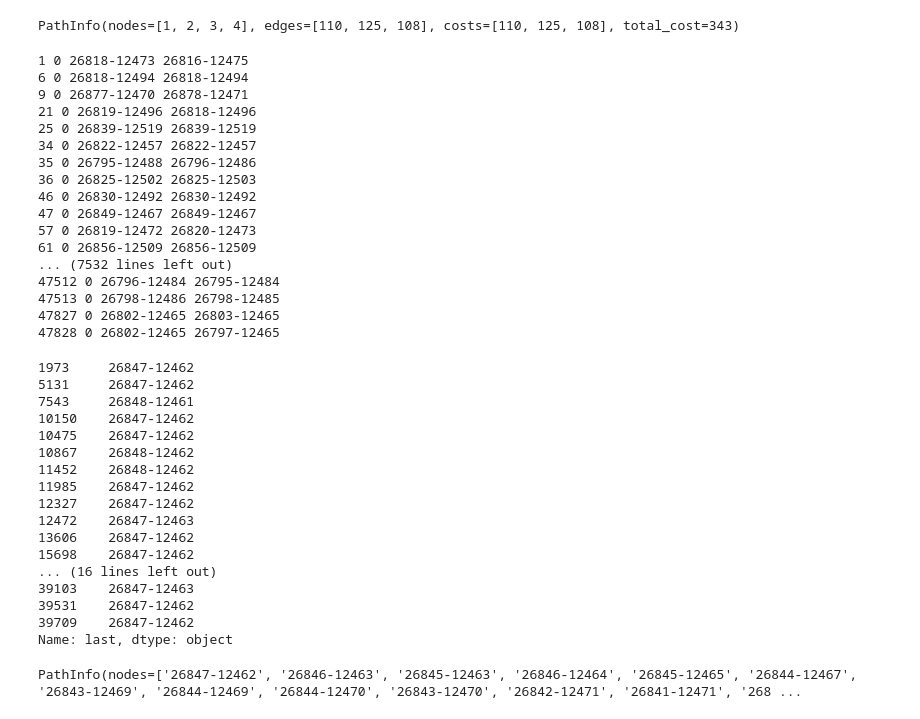
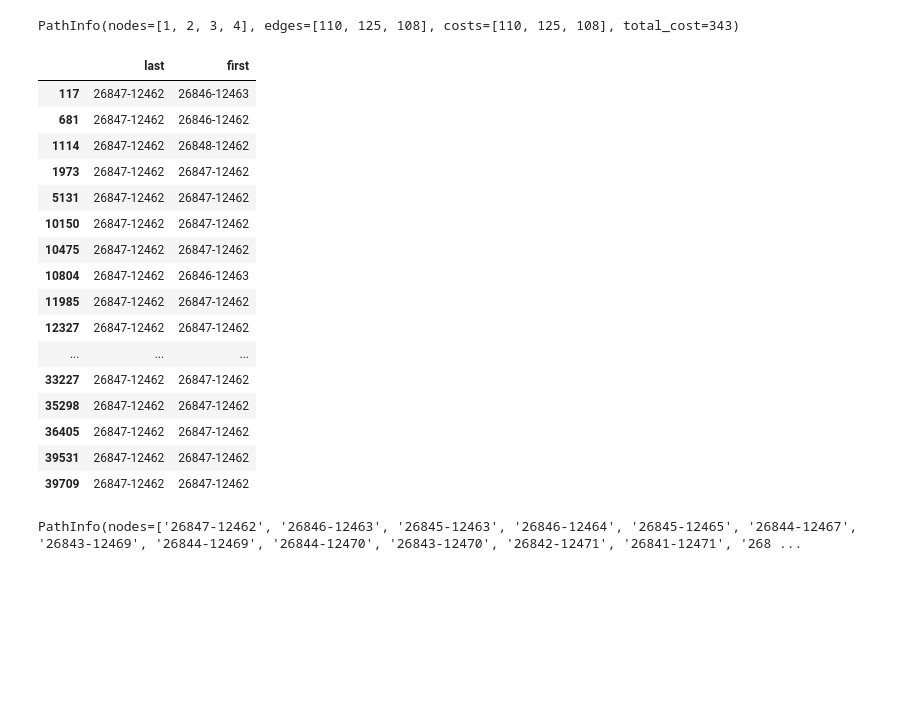
Before and after one commit to thereallinusrg/Velo-Zueri-Unfaelle, a Jupyter notebook: linus-notebook.ipynb, the cells around one changed output. Saved outputs shown, nothing was run; the diff lists cells and outputs as text; code cells hidden in the pictures; blank space fills up the shorter version.

```diff
--- a/linus-notebook.ipynb
+++ b/linus-notebook.ipynb
@@ -457,48 +457,29 @@ for idx, row in Weights.iterrows():
     weight = Weights.loc[idx, time]
     first = VeloWege.loc[VeloWege['id1'] == idx, 'first'].item()
     last = VeloWege.loc[VeloWege['id1'] == idx, 'last'].item()
-    print(idx, weight, str(first), str(last))
     GrafVoZueri.add_edge(str(first), str(last), int(weight))
     GrafVoZueri.add_edge(str(last), str(first), int(weight))
-# %% [output]
-1 0 26818-12473 26816-12475
-6 0 26818-12494 26818-12494
-9 0 26877-12470 26878-12471
-21 0 26819-12496 26818-12496
-25 0 26839-12519 26839-12519
-34 0 26822-12457 26822-12457
-35 0 26795-12488 26796-12486
-36 0 26825-12502 26825-12503
-46 0 26830-12492 26830-12492
-47 0 26849-12467 26849-12467
-57 0 26819-12472 26820-12473
-61 0 26856-12509 26856-12509
-... (7532 lines left out)
-47512 0 26796-12484 26795-12484
-47513 0 26798-12486 26798-12485
-47827 0 26802-12465 26803-12465
-47828 0 26802-12465 26797-12465
 # %%
-prev_last = '26847-12462'
-VeloWege.loc[VeloWege['first'] == prev_last , 'last']
+start = '26847-12462'
+VeloWege.loc[VeloWege['last'] == start, ['last','first']]
 # %% [output]
-1973     26847-12462
-5131     26847-12462
-7543     26848-12461
-10150    26847-12462
-10475    26847-12462
-10867    26848-12462
-11452    26848-12462
-11985    26847-12462
-12327    26847-12462
-12472    26847-12463
-13606    26847-12462
-15698    26847-12462
-... (16 lines left out)
-39103    26847-12463
-39531    26847-12462
-39709    26847-12462
-Name: last, dtype: object
+|  | last | first |
+| 117 | 26847-12462 | 26846-12463 |
+| 681 | 26847-12462 | 26846-12462 |
+| 1114 | 26847-12462 | 26848-12462 |
+| 1973 | 26847-12462 | 26847-12462 |
+| 5131 | 26847-12462 | 26847-12462 |
+| 10150 | 26847-12462 | 26847-12462 |
+| 10475 | 26847-12462 | 26847-12462 |
+| 10804 | 26847-12462 | 26846-12463 |
+| 11985 | 26847-12462 | 26847-12462 |
+| 12327 | 26847-12462 | 26847-12462 |
+| ... | ... | ... |
+| 33227 | 26847-12462 | 26847-12462 |
+| 35298 | 26847-12462 | 26847-12462 |
+| 36405 | 26847-12462 | 26847-12462 |
+| 39531 | 26847-12462 | 26847-12462 |
+| 39709 | 26847-12462 | 26847-12462 |
 # %%
 start = '26847-12462'
 dest = '26818-12496'
```
Also changed, not shown: parts of 5 cells of this notebook.
